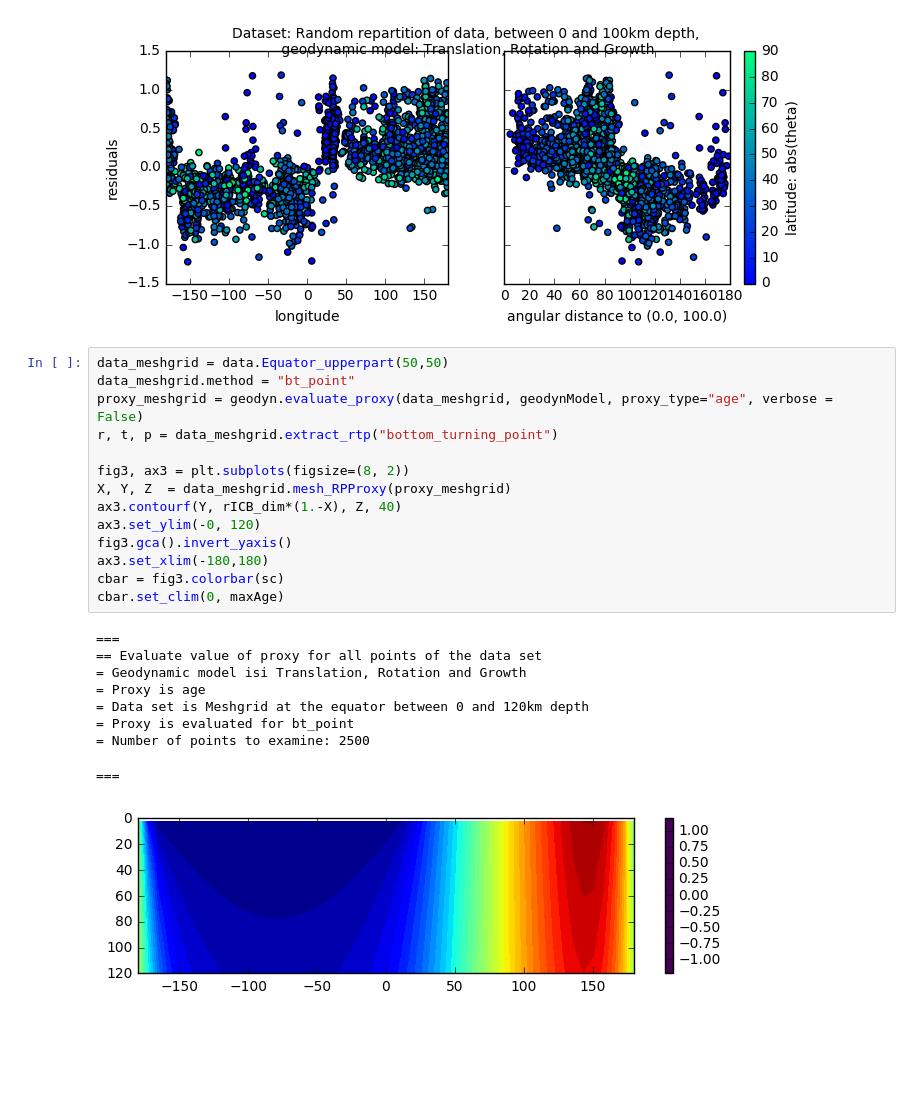
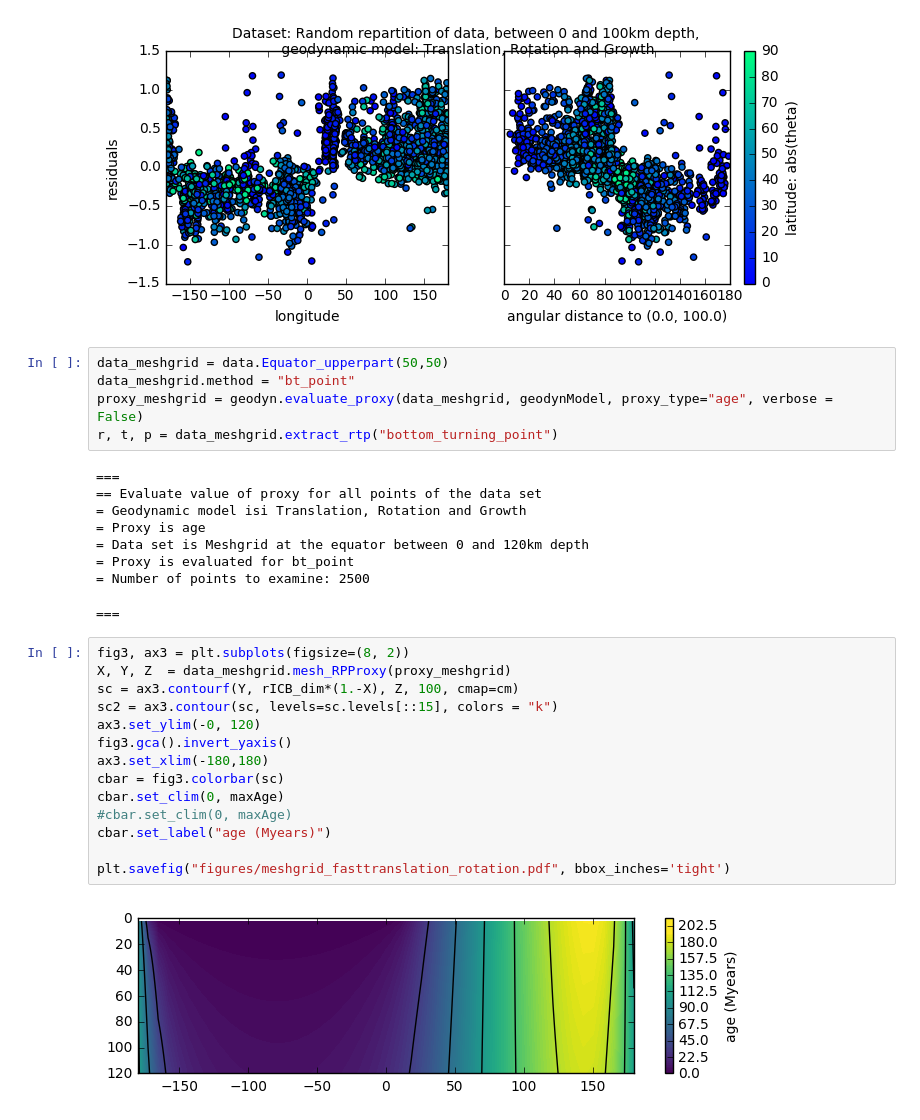
Before and after one commit to MarineLasbleis/GrowYourIC, a Jupyter notebook: TransRot.ipynb, the cells around one changed output. Cells and saved outputs as stored; diff of their text form; blank space fills up the shorter version.

```diff
--- a/TransRot.ipynb
+++ b/TransRot.ipynb
@@ -362,27 +369,33 @@ cbar2.set_label("latitude: abs(theta)")
 # %% [output]
 [figure]
 [figure]
+# %%
+data_meshgrid = data.Equator_upperpart(50,50)
+data_meshgrid.method = "bt_point"
+proxy_meshgrid = geodyn.evaluate_proxy(data_meshgrid, geodynModel, proxy_type="age", verbose = False)
+r, t, p = data_meshgrid.extract_rtp("bottom_turning_point")
+# %% [output]
+===
+== Evaluate value of proxy for all points of the data set
+= Geodynamic model isi Translation, Rotation and Growth
+= Proxy is age
+= Data set is Meshgrid at the equator between 0 and 120km depth
+= Proxy is evaluated for bt_point
+= Number of points to examine: 2500
+===
 # %%
-data_meshgrid = data.Equator_upperpart(50,50)
-data_meshgrid.method = "bt_point"
-proxy_meshgrid = geodyn.evaluate_proxy(data_meshgrid, geodynModel, proxy_type="age", verbose = False)
-r, t, p = data_meshgrid.extract_rtp("bottom_turning_point")
-
 fig3, ax3 = plt.subplots(figsize=(8, 2))
 X, Y, Z  = data_meshgrid.mesh_RPProxy(proxy_meshgrid)
-ax3.contourf(Y, rICB_dim*(1.-X), Z, 40)
+sc = ax3.contourf(Y, rICB_dim*(1.-X), Z, 100, cmap=cm)
+sc2 = ax3.contour(sc, levels=sc.levels[::15], colors = "k")
 ax3.set_ylim(-0, 120)
 fig3.gca().invert_yaxis()
 ax3.set_xlim(-180,180)
 cbar = fig3.colorbar(sc)
 cbar.set_clim(0, maxAge)
+#cbar.set_clim(0, maxAge)
+cbar.set_label("age (Myears)")
+
+plt.savefig("figures/meshgrid_fasttranslation_rotation.pdf", bbox_inches='tight')
 # %% [output]
-===
-== Evaluate value of proxy for all points of the data set
-= Geodynamic model isi Translation, Rotation and Growth
-= Proxy is age
-= Data set is Meshgrid at the equator between 0 and 120km depth
-= Proxy is evaluated for bt_point
-= Number of points to examine: 2500
-===
-[figure, old version]
+[figure, new version]
```
Also changed, not shown: parts of 6 cells of this notebook, 3 other files.
